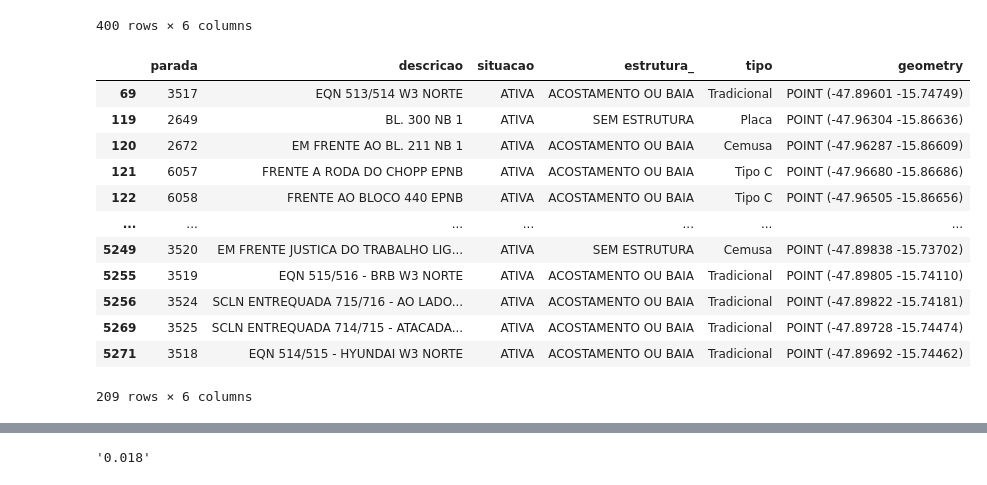
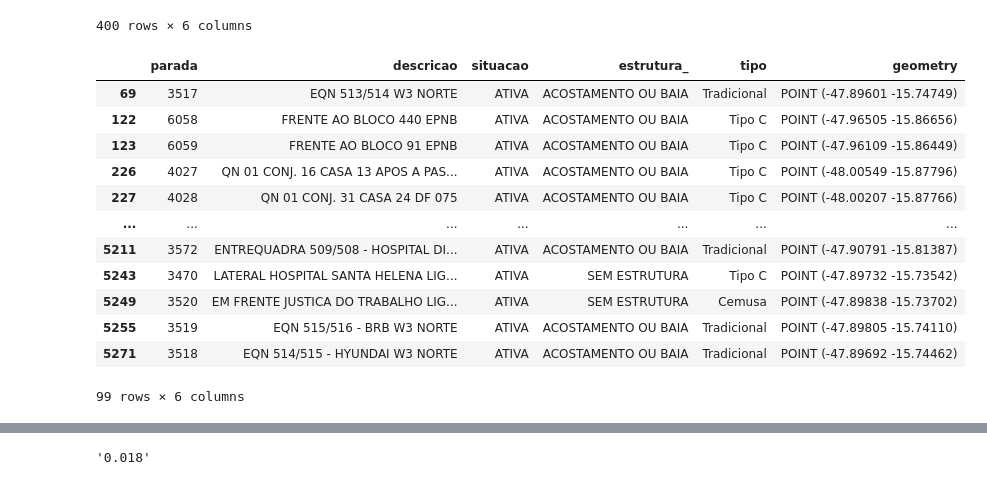
Before and after one commit to ResidenciaTICBrisa/02_RotaOnibus, a Jupyter notebook: docs/Notebooks/testeParadas.ipynb, the cells around one changed output, grey strips where cells are left out. Saved outputs shown, nothing was run; the diff lists cells and outputs as text; code cells hidden in the pictures.

Commit message:
:zap: melhorando precisão das paradas

```diff
--- a/docs/Notebooks/testeParadas.ipynb
+++ b/docs/Notebooks/testeParadas.ipynb
@@ -240,46 +258,47 @@ paradas_encontradas = []
 
 # Função para aproximar as coordenadas para 2 casas decimais
 
 #def aproximar_coordenadas(coord):
 #    return round(coord, )
 
 # Definir o limite de proximidade aceitável (em graus)
-limite_proximidade = 0.0013
+limite_proximidade = 0.0002
 
-# Iterar sobre os pontos de paradas e verificar se estão próximos da Linestring
+#Iterar sobre os pontos de paradas e verificar se estão próximos da Linestring
 for idx, ponto_parada in paradas.iterrows():
     ponto = ponto_parada["geometry"]
     distancia = linestring.distance(ponto)
     if distancia <= limite_proximidade:
         paradas_encontradas.append(ponto_parada)
+
 
 # Criar um novo GeoDataFrame com as paradas encontradas
 gdf_paradas_encontradas = gpd.GeoDataFrame(paradas_encontradas, crs='EPSG:4326')
 display(gdf_paradas_encontradas)
 # Plotar as paradas de ônibus no mapa com o Folium
 m = folium.Map(location=[-15.76050, -47.78134], zoom_start=10)
 
 for idx, ponto_parada in gdf_paradas_encontradas.iterrows():
     lat, lon = ponto_parada["geometry"].y, ponto_parada["geometry"].x
     folium.Marker([lat, lon], popup=ponto_parada['parada']).add_to(m)
 
 # Mostrar o mapa com as paradas de ônibus
 m.save('mapa_paradas_onibus.html')
 m
 # %% [output]
 |  | parada | descricao | situacao | estrutura_ | tipo | geometry |
 | 69 | 3517 | EQN 513/514 W3 NORTE | ATIVA | ACOSTAMENTO OU BAIA | Tradicional | POINT (-47.89601 -15.74749) |
-| 119 | 2649 | BL. 300 NB 1 | ATIVA | SEM ESTRUTURA | Placa | POINT (-47.96304 -15.86636) |
-| 120 | 2672 | EM FRENTE AO BL. 211 NB 1 | ATIVA | ACOSTAMENTO OU BAIA | Cemusa | POINT (-47.96287 -15.86609) |
-| 121 | 6057 | FRENTE A RODA DO CHOPP EPNB | ATIVA | ACOSTAMENTO OU BAIA | Tipo C | POINT (-47.96680 -15.86686) |
 | 122 | 6058 | FRENTE AO BLOCO 440 EPNB | ATIVA | ACOSTAMENTO OU BAIA | Tipo C | POINT (-47.96505 -15.86656) |
+| 123 | 6059 | FRENTE AO BLOCO 91 EPNB | ATIVA | ACOSTAMENTO OU BAIA | Tipo C | POINT (-47.96109 -15.86449) |
+| 226 | 4027 | QN 01 CONJ. 16 CASA 13 APOS A PAS... | ATIVA | ACOSTAMENTO OU BAIA | Tipo C | POINT (-48.00549 -15.87796) |
+| 227 | 4028 | QN 01 CONJ. 31 CASA 24 DF 075 | ATIVA | ACOSTAMENTO OU BAIA | Tipo C | POINT (-48.00207 -15.87766) |
 | ... | ... | ... | ... | ... | ... | ... |
+| 5211 | 3572 | ENTREQUADRA 509/508 - HOSPITAL DI... | ATIVA | ACOSTAMENTO OU BAIA | Tradicional | POINT (-47.90791 -15.81387) |
+| 5243 | 3470 | LATERAL HOSPITAL SANTA HELENA LIG... | ATIVA | SEM ESTRUTURA | Tipo C | POINT (-47.89732 -15.73542) |
 | 5249 | 3520 | EM FRENTE JUSTICA DO TRABALHO LIG... | ATIVA | SEM ESTRUTURA | Cemusa | POINT (-47.89838 -15.73702) |
 | 5255 | 3519 | EQN 515/516 - BRB W3 NORTE | ATIVA | ACOSTAMENTO OU BAIA | Tradicional | POINT (-47.89805 -15.74110) |
-| 5256 | 3524 | SCLN ENTREQUADA 715/716 - AO LADO... | ATIVA | ACOSTAMENTO OU BAIA | Tradicional | POINT (-47.89822 -15.74181) |
-| 5269 | 3525 | SCLN ENTREQUADA 714/715 - ATACADA... | ATIVA | ACOSTAMENTO OU BAIA | Tradicional | POINT (-47.89728 -15.74474) |
 | 5271 | 3518 | EQN 514/515 - HYUNDAI W3 NORTE | ATIVA | ACOSTAMENTO OU BAIA | Tradicional | POINT (-47.89692 -15.74462) |
-209 rows × 6 columns
+99 rows × 6 columns
 [interactive output not drawn]
 # %%
 linestringLinhas = linhas[linhas['sentido']=='IDA']
```
Also changed, not shown: parts of 1 cell of this notebook, 3 other files.
